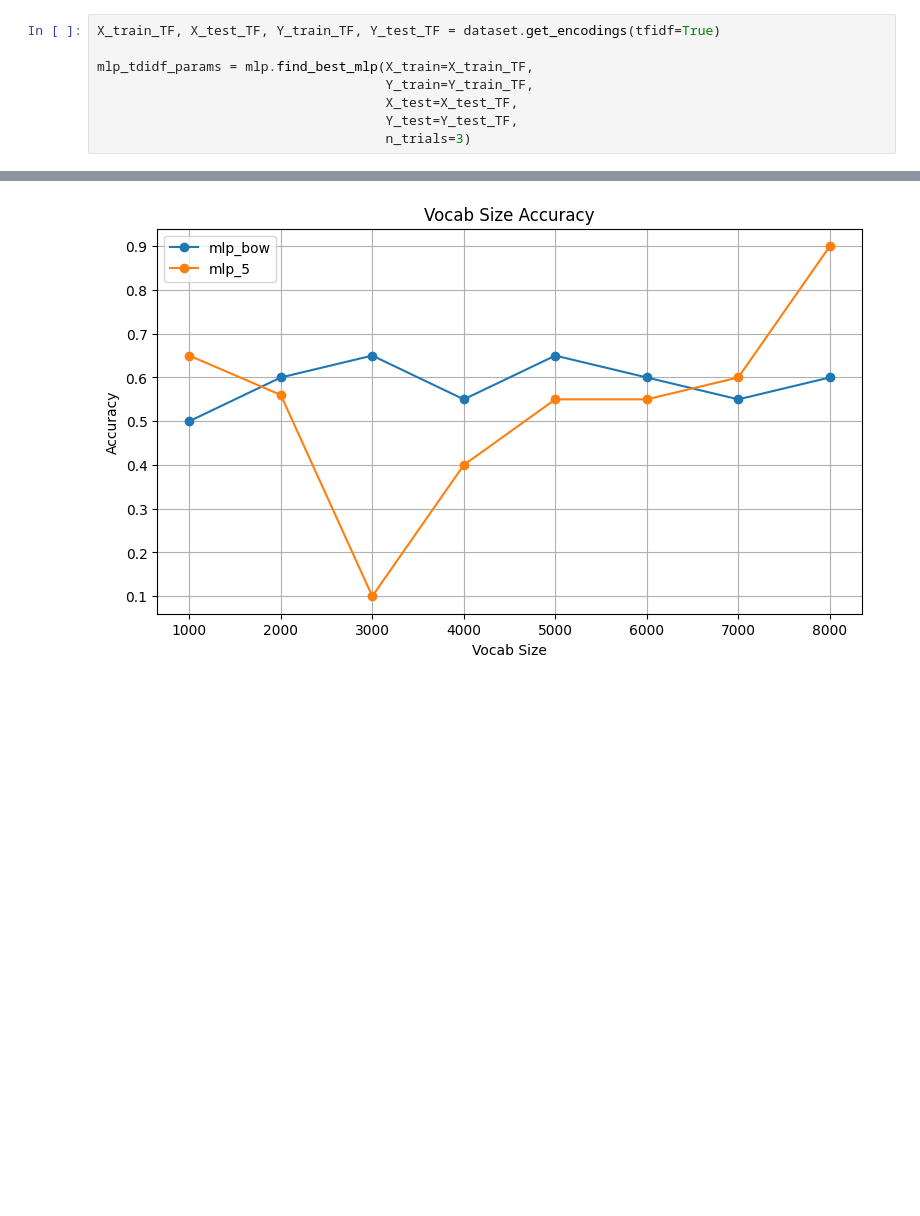
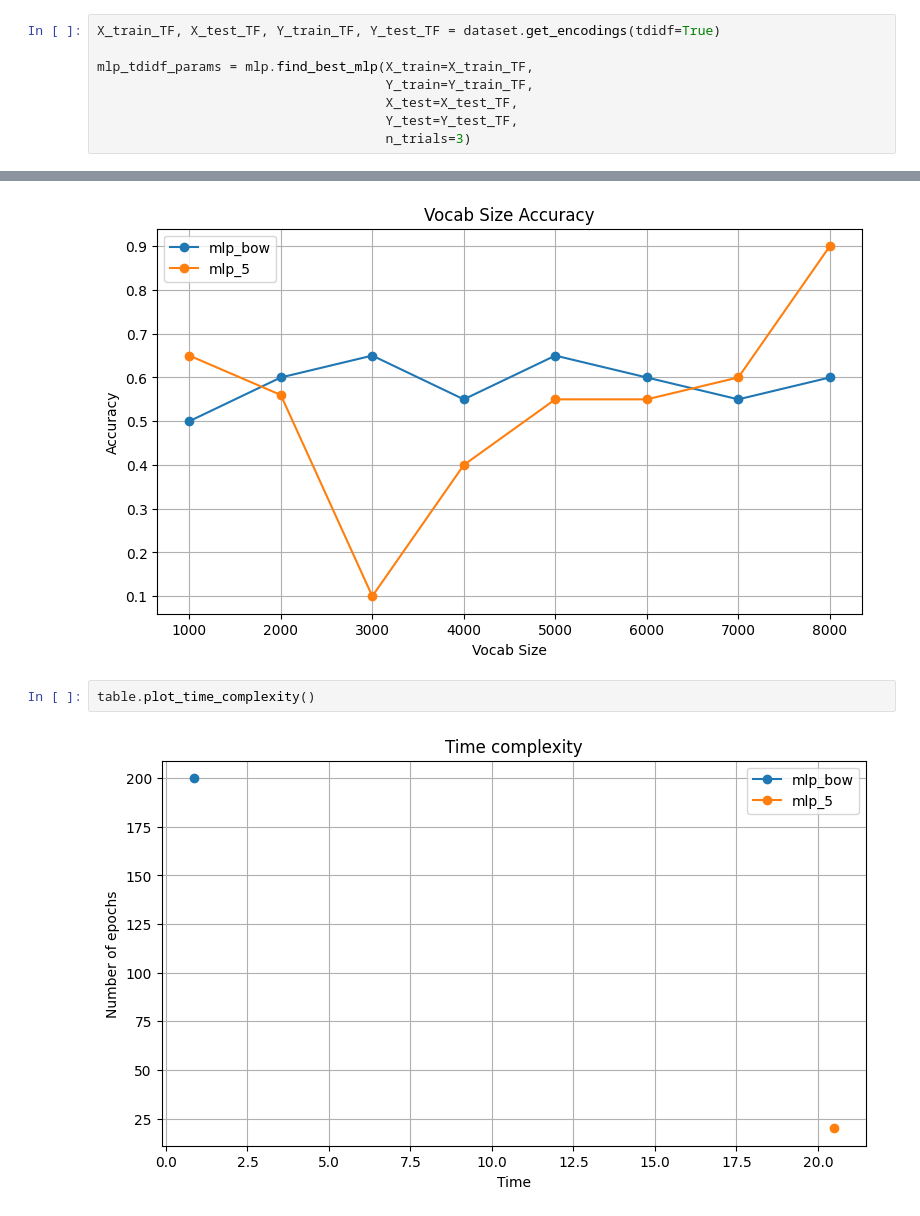
Before and after one commit to aleksKaluski/neural_network_comparision, a Jupyter notebook: experiments.ipynb, the cells around one changed output, grey strips where cells are left out. Drawn from its saved outputs; the diff is of its cells as text; blank space fills up the shorter version.

```diff
--- a/experiments.ipynb
+++ b/experiments.ipynb
@@ -33,7 +35,7 @@ df = prd.prepare_df(df, nlp)
 dataset = dat.Text_Dataset(df, col_text="clean_text_str", col_label="sentiment", args={"max_features":5000})
 dataset.split_dataset()
 # %%
-X_train_TF, X_test_TF, Y_train_TF, Y_test_TF = dataset.get_encodings(tfidf=True)
+X_train_TF, X_test_TF, Y_train_TF, Y_test_TF = dataset.get_encodings(tdidf=True)
 
 mlp_tdidf_params = mlp.find_best_mlp(X_train=X_train_TF,
                                      Y_train=Y_train_TF,
@@ -120,3 +122,7 @@ table.plot_split_accuracy()
 table.plot_vocab_accuracy()
 # %% [output]
 [figure]
+# %%
+table.plot_time_complexity()
+# %% [output]
+[figure, added]
```
Also changed, not shown: parts of 1 cell of this notebook, 7 other files.
